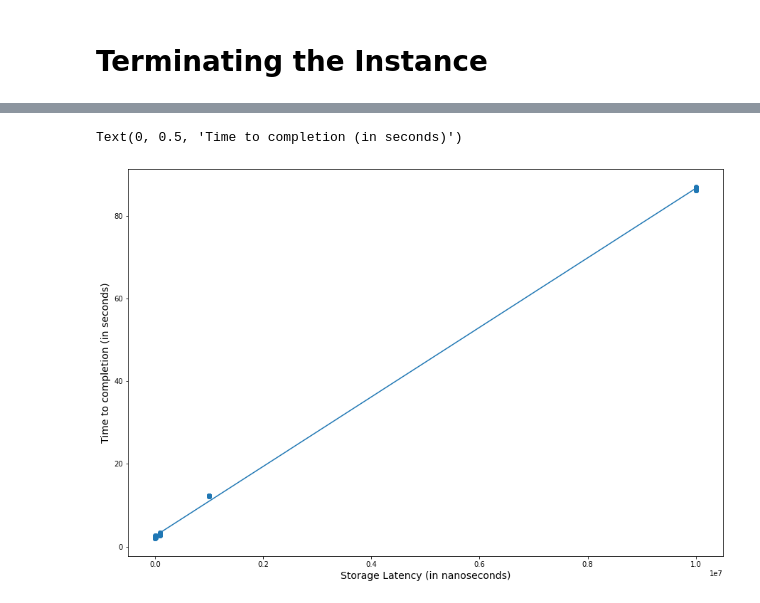
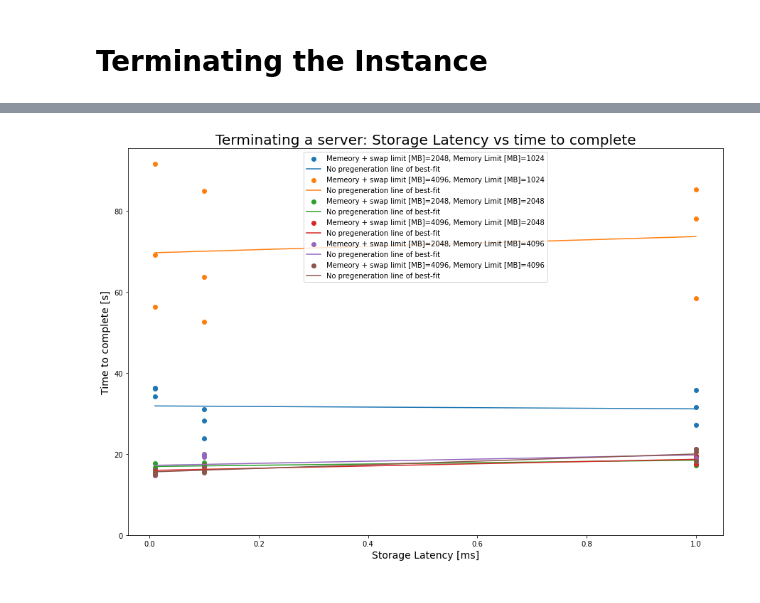
Before and after one commit to fzovpec/storage-stick, a Jupyter notebook: logs_analysis.ipynb, the cells around one changed output, grey strips where cells are left out. Saved outputs shown, nothing was run; the diff lists cells and outputs as text; code cells hidden in the pictures.

Commit message:
Added control over the provided virtual + physical memory

```diff
--- a/logs_analysis.ipynb
+++ b/logs_analysis.ipynb
@@ -12,11 +25,0 @@ start_df = pd.read_csv('start_data.csv')
-# %%
-x = start_df.latency
-y = start_df.time
-
-plt.figure(figsize=(15,10))
-plt.scatter(x, y)
-plt.plot(np.unique(x), np.poly1d(np.polyfit(x, y, 1))(np.unique(x)))
-plt.ylim(ymin=0)  # this line
-
-plt.xlabel('Storage Latency (in nanoseconds)', fontsize=14)
-plt.ylabel('Time to completion (in seconds)', fontsize=14)
@@ -29,0 +95,3 @@ termination_df = pd.read_csv('termination.csv')
+# %%
+start_df_not_preinitialized = pd.read_csv('/home/user/storage-stick/log/[2024-06-10 12:59:16.947060]/start_data.csv')
+terminate_df_not_preinitialized = pd.read_csv('/home/user/storage-stick/log/[2024-06-10 12:59:16.947060]/termination.csv')
@@ -29,0 +118,4 @@ termination_df = pd.read_csv('termination.csv')
+# %%
+mem_limits = start_df_not_preinitialized['mem_limit'].unique()
+mems_limits = start_df_not_preinitialized['mems_limit'].unique()
+latencies = start_df_not_preinitialized['latency'].unique()
@@ -30,13 +150,25 @@ termination_df = pd.read_csv('termination.csv')
 # %%
-x = termination_df.latency
-y = termination_df.time
+plt.figure(figsize=(15,10))
+plt.title('Terminating a server: Storage Latency vs time to complete', fontsize=20)
 
-plt.figure(figsize=(15,10))
-plt.scatter(x, y)
-plt.plot(np.unique(x), np.poly1d(np.polyfit(x, y, 1))(np.unique(x)))
+for mem_limit in mem_limits:
+    for mems_limit in mems_limits:
+        data_to_plot = start_df_not_preinitialized[(start_df_not_preinitialized['mems_limit'] == mems_limit) &
+                                                   (start_df_not_preinitialized['mem_limit'] == mem_limit)]
 
-plt.xlabel('Storage Latency (in nanoseconds)', fontsize=14)
-plt.ylabel('Time to completion (in seconds)', fontsize=14)
+        x = data_to_plot['latency'] / 1e6
+        y = data_to_plot['time']
+
+        plt.scatter(x, y, label=f'Memeory + swap limit [MB]={mems_limit}, Memory Limit [MB]={mem_limit}')
+        plt.plot(np.unique(x), np.poly1d(np.polyfit(x, y, 1))(np.unique(x)), label='No pregeneration line of best-fit')
+
+
+plt.legend()
+plt.ylim(ymin=0)
+
+plt.xlabel('Storage Latency [ms]', fontsize=14)
+plt.ylabel('Time to complete [s]', fontsize=14)
+
+plt.show()
 # %% [output]
-Text(0, 0.5, 'Time to completion (in seconds)')
-[figure, old version]
+[figure, new version]
```
Also changed, not shown: parts of 12 cells of this notebook, 4 other files.
